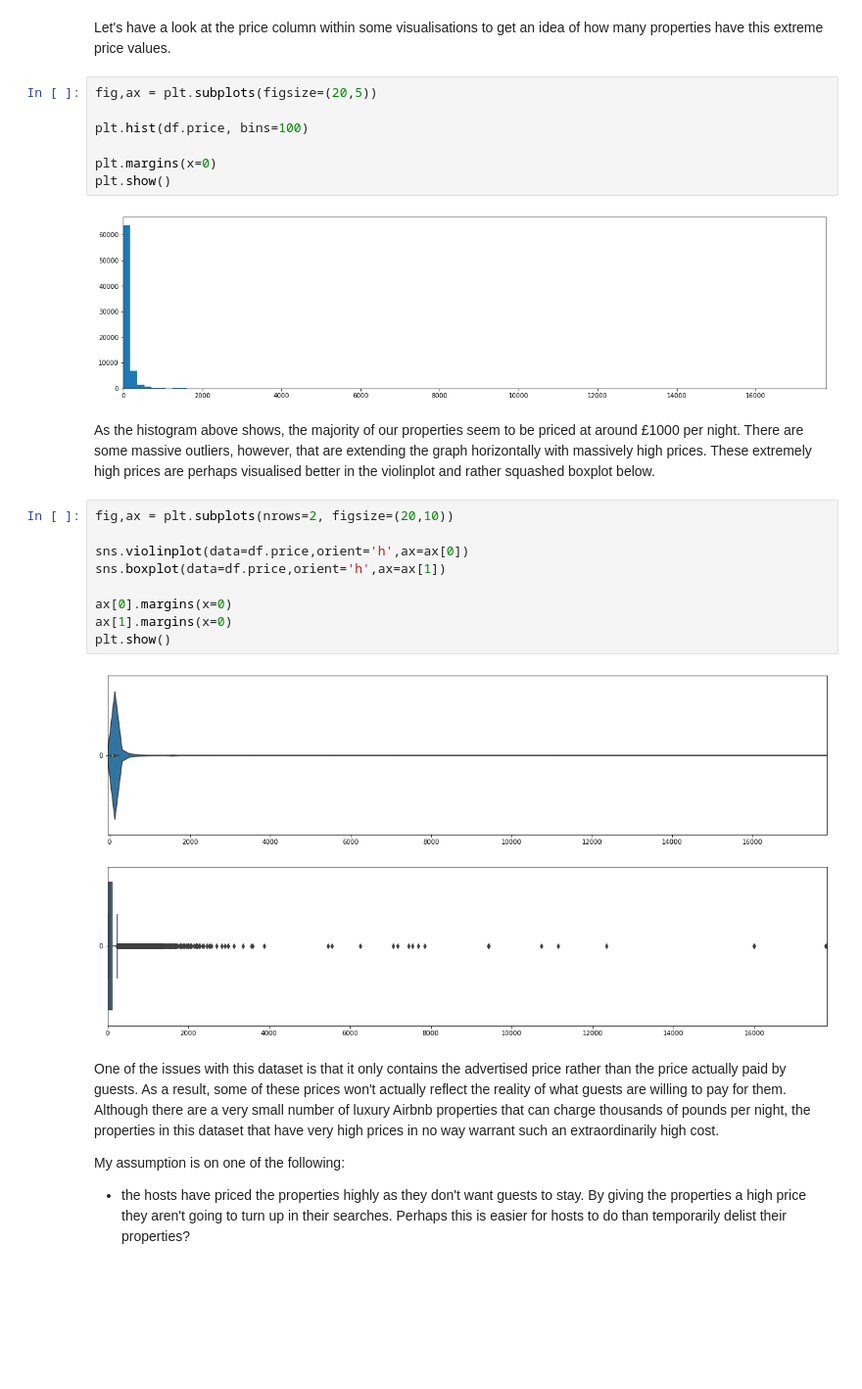
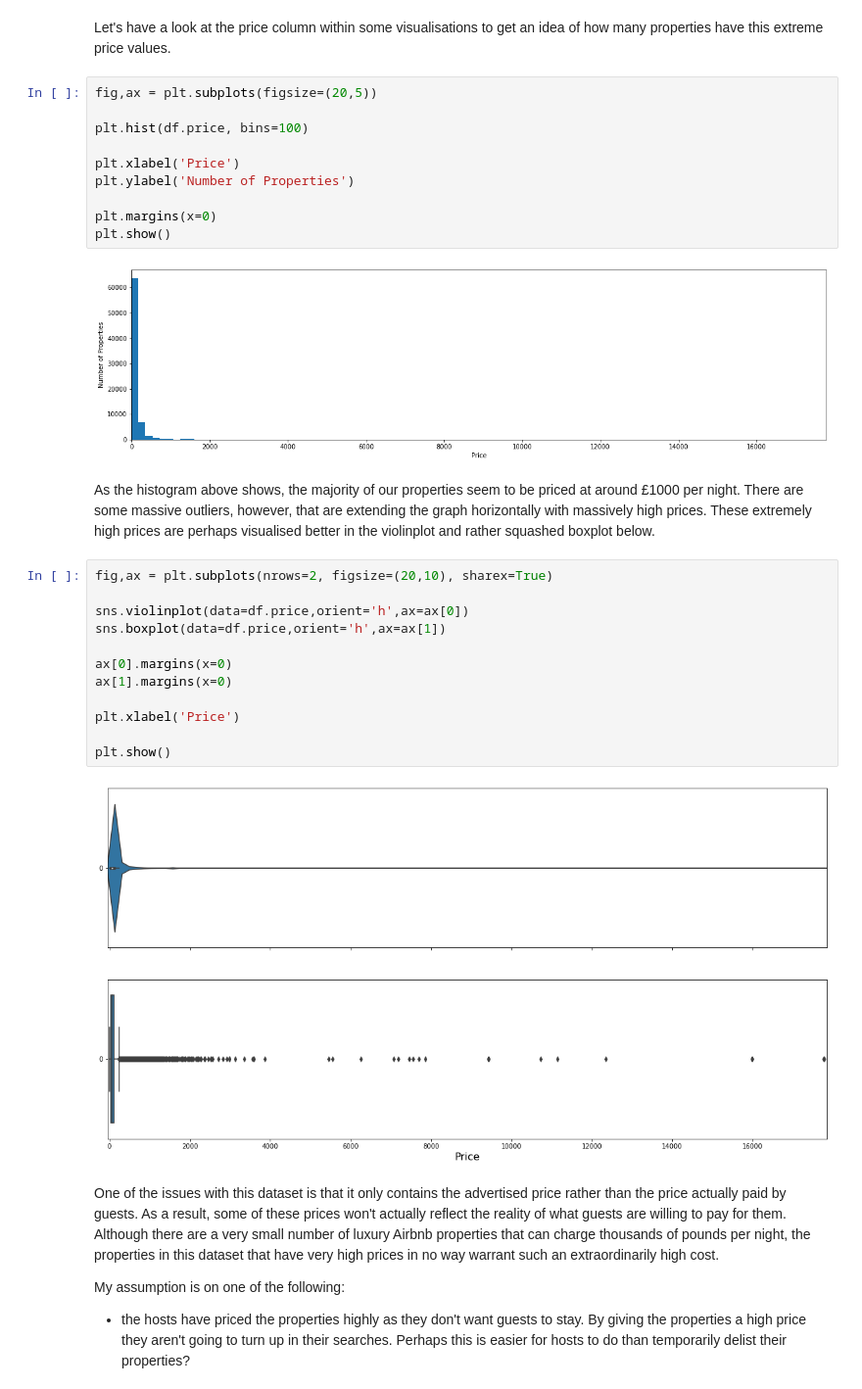
Before and after one commit to jradford5/GA_capstone_Airbnb_project, a Jupyter notebook: notebooks/capstone_airbnb_data_wrangling.ipynb, the cells around one changed output. Shown: that part at 98% size. Saved outputs shown, nothing was run; the diff lists cells and outputs as text; blank space fills up the shorter version.

```diff
--- a/notebooks/capstone_airbnb_data_wrangling.ipynb
+++ b/notebooks/capstone_airbnb_data_wrangling.ipynb
@@ -509,25 +509,31 @@ Let's have a look at the price column within some visualisations to get an idea
 # %%
 fig,ax = plt.subplots(figsize=(20,5))
 
 plt.hist(df.price, bins=100)
 
+plt.xlabel('Price')
+plt.ylabel('Number of Properties')
+
 plt.margins(x=0)
 plt.show()
 # %% [output]
-[figure, old version]
+[figure, new version]
 # %% [markdown]
 As the histogram above shows, the majority of our properties seem to be priced at around £1000 per night. There are some massive outliers, however, that are extending the graph horizontally with massively high prices. These extremely high prices are perhaps visualised better in the violinplot and rather squashed boxplot below.
 # %%
-fig,ax = plt.subplots(nrows=2, figsize=(20,10))
+fig,ax = plt.subplots(nrows=2, figsize=(20,10), sharex=True)
 
 sns.violinplot(data=df.price,orient='h',ax=ax[0])
 sns.boxplot(data=df.price,orient='h',ax=ax[1])
 
 ax[0].margins(x=0)
 ax[1].margins(x=0)
+
+plt.xlabel('Price')
+
 plt.show()
 # %% [output]
-[figure, old version]
+[figure, new version]
 # %% [markdown]
 One of the issues with this dataset is that it only contains the advertised price rather than the price actually paid by guests. As a result, some of these prices won't actually reflect the reality of what guests are willing to pay for them. Although there are a very small number of luxury Airbnb properties that can charge thousands of pounds per night, the properties in this dataset that have very high prices in no way warrant such an extraordinarily high cost.
 
```
Also changed, not shown: parts of 6 cells of this notebook, 1 other file.
